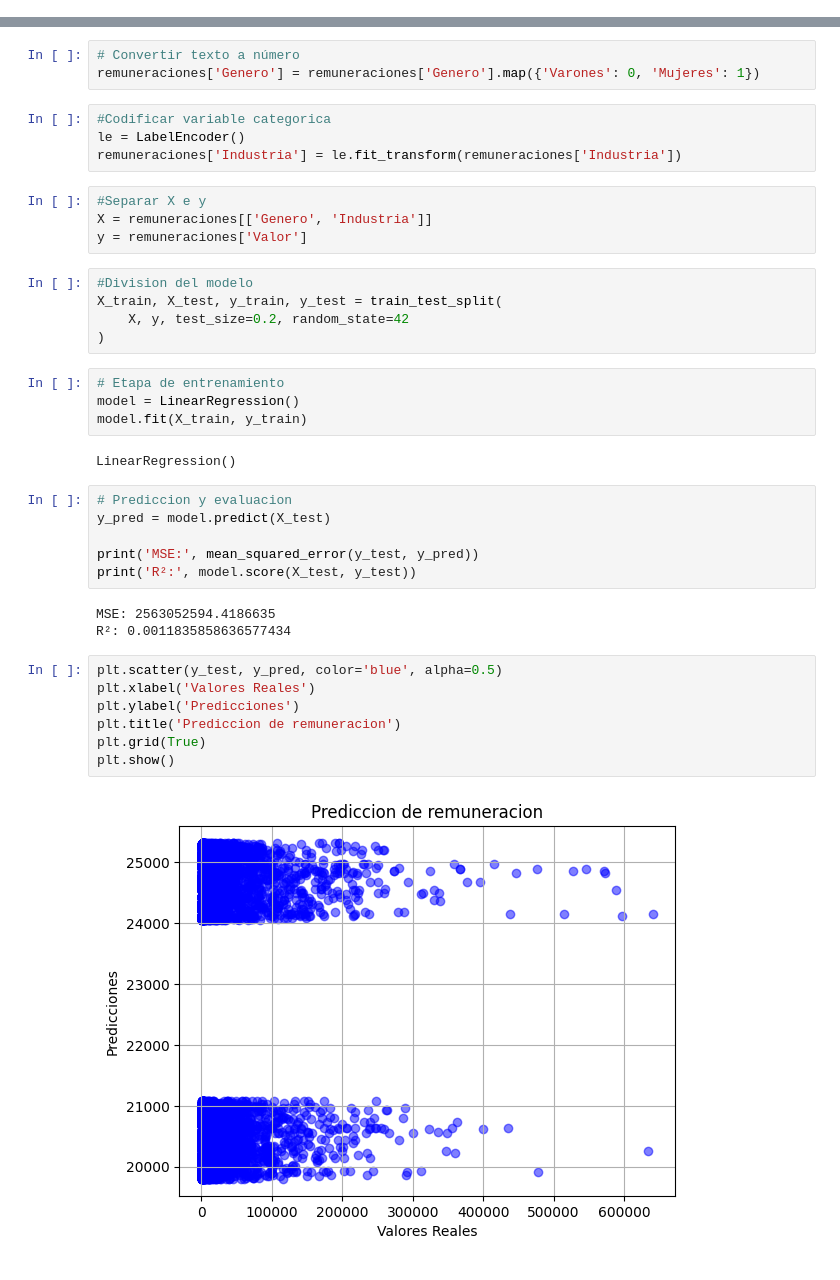
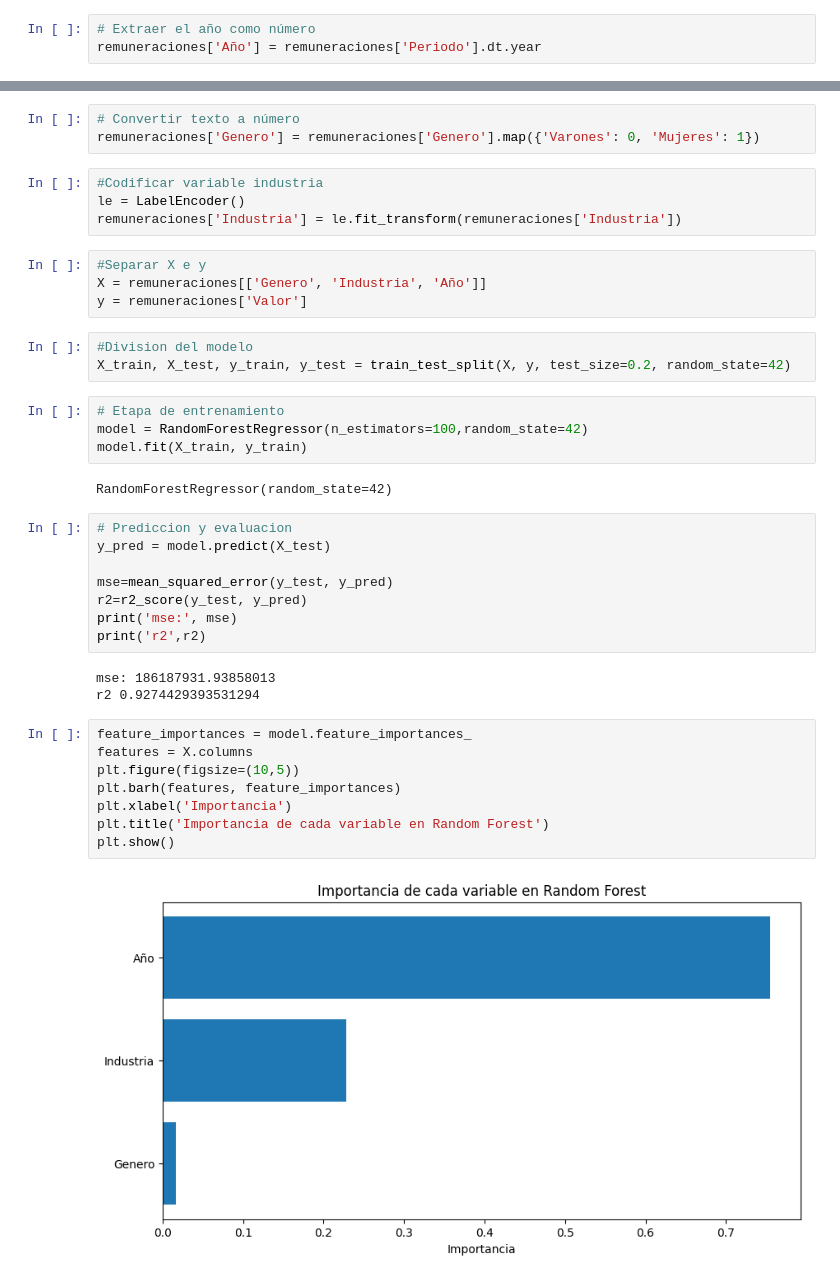
Before and after one commit to jorgelinasigal/datascience, a Jupyter notebook: proyectofinal/tercera pre-entrega/genero_regresion.ipynb, the cells around one changed output, grey strips where cells are left out. Saved outputs shown, nothing was run; the diff lists cells and outputs as text.

Commit message:
modelo de regresion con columna anio utilizada

```diff
--- a/proyectofinal/tercera pre-entrega/genero_regresion.ipynb
+++ b/proyectofinal/tercera pre-entrega/genero_regresion.ipynb
@@ -45,0 +58,3 @@ print(remuneraciones['Genero'].unique())
+# %%
+# Extraer el año como número
+remuneraciones['Año'] = remuneraciones['Periodo'].dt.year
@@ -47,39 +86,40 @@ print(remuneraciones['Genero'].unique())
 # Convertir texto a número
 remuneraciones['Genero'] = remuneraciones['Genero'].map({'Varones': 0, 'Mujeres': 1})
 # %%
-#Codificar variable categorica
+#Codificar variable industria
 le = LabelEncoder()
 remuneraciones['Industria'] = le.fit_transform(remuneraciones['Industria'])
 # %%
 #Separar X e y
-X = remuneraciones[['Genero', 'Industria']]
+X = remuneraciones[['Genero', 'Industria', 'Año']]
 y = remuneraciones['Valor']
 # %%
 #Division del modelo
-X_train, X_test, y_train, y_test = train_test_split(
-    X, y, test_size=0.2, random_state=42
-)
+X_train, X_test, y_train, y_test = train_test_split(X, y, test_size=0.2, random_state=42)
 # %%
 # Etapa de entrenamiento
-model = LinearRegression()
+model = RandomForestRegressor(n_estimators=100,random_state=42)
 model.fit(X_train, y_train)
 # %% [output]
-LinearRegression()
+RandomForestRegressor(random_state=42)
 # %%
 # Prediccion y evaluacion
 y_pred = model.predict(X_test)
 
-print('MSE:', mean_squared_error(y_test, y_pred))
-print('R²:', model.score(X_test, y_test))
+mse=mean_squared_error(y_test, y_pred)
+r2=r2_score(y_test, y_pred)
+print('mse:', mse)
+print('r2',r2)
 # %% [output]
-MSE: 2563052594.4186635
-R²: 0.0011835858636577434
+mse: 186187931.93858013
+r2 0.9274429393531294
 # %%
-plt.scatter(y_test, y_pred, color='blue', alpha=0.5)
-plt.xlabel('Valores Reales')
-plt.ylabel('Predicciones')
-plt.title('Prediccion de remuneracion')
-plt.grid(True)
+feature_importances = model.feature_importances_
+features = X.columns
+plt.figure(figsize=(10,5))
+plt.barh(features, feature_importances)
+plt.xlabel('Importancia')
+plt.title('Importancia de cada variable en Random Forest')
 plt.show()
 # %% [output]
-[figure, old version]
+[figure, new version]
```
Also changed, not shown: parts of 4 cells of this notebook.
